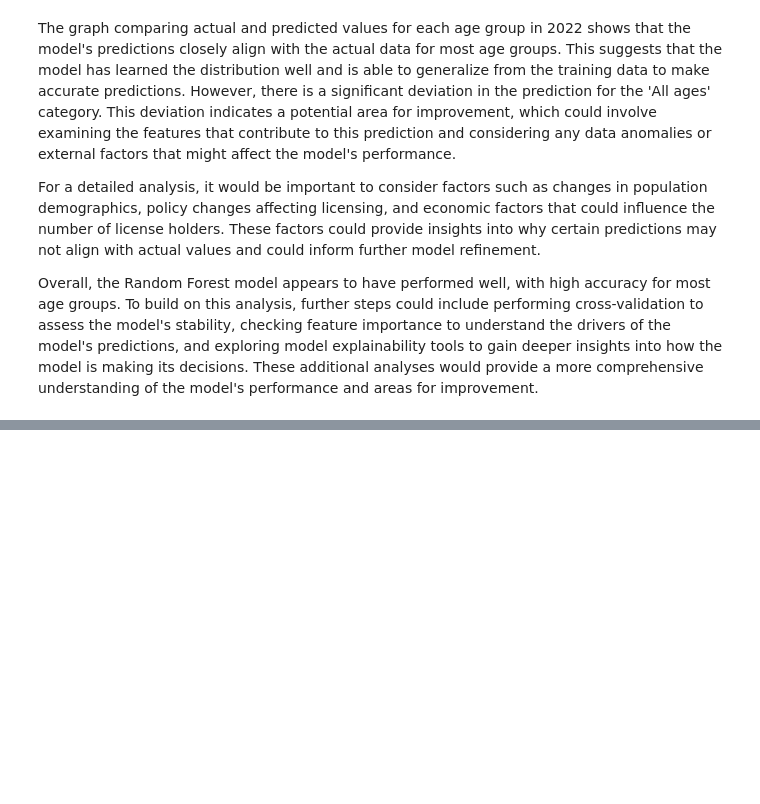
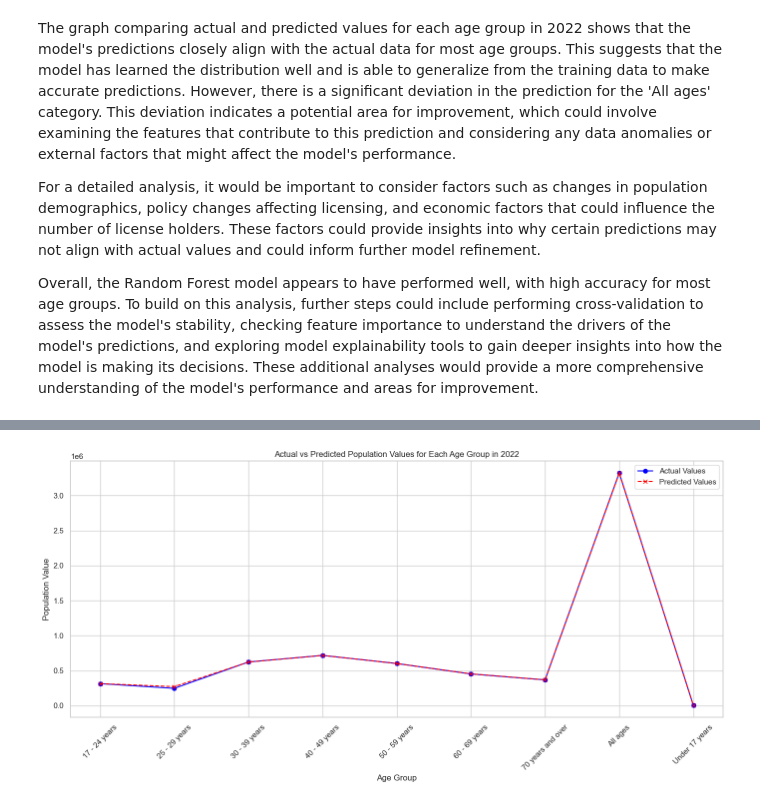
Before and after one commit to TunahanINCE/Current-Driving-Licences, a Jupyter notebook: Current_Driving_Licences.ipynb, the cells around one changed output, grey strips where cells are left out. Cells and saved outputs as stored; diff of their text form; code cells hidden in the pictures; blank space fills up the shorter version.

```diff
--- a/Current_Driving_Licences.ipynb
+++ b/Current_Driving_Licences.ipynb
@@ -2542,0 +2416,19 @@ plt.show()
+# %%
+# En iyi parametrelerle Gradient Boosting Regresör modelini tekrar oluşturma
+best_gbr_model = GradientBoostingRegressor(
+    n_estimators=best_params['n_estimators'],
+    learning_rate=best_params['learning_rate'],
+    max_depth=best_params['max_depth'],
+    random_state=42
+)
+
+# Modeli eğitim veri seti üzerinde tekrar eğitme
+best_gbr_model.fit(X_train, y_train)
+
+# Test veri seti üzerinde tahminler yapma ve modelin performansını değerlendirme
+y_pred_best = best_gbr_model.predict(X_test)
+mse_best = mean_squared_error(y_test, y_pred_best)
+mae_best = mean_absolute_error(y_test, y_pred_best)
+r2_best = r2_score(y_test, y_pred_best)
+
+mse_best, mae_best, r2_best
@@ -2542,0 +2501,24 @@ plt.show()
+# %%
+# 2022 yılı için gerçek verileri ve modelin tahminlerini içeren bir grafik çizdirelim.
+# Öncelikle 2022 yılı için tahminleri yapalım.
+X_2022 = df_GBR[df_GBR['Year'] == 2022][['Year', 'Age Group']]
+X_2022['Age Group Encoded'] = label_encoder.transform(X_2022['Age Group'])
+y_2022_pred = best_gbr_model.predict(X_2022[['Year', 'Age Group Encoded']])
+
+# 2022 yılı için gerçek verileri alalım.
+y_2022_actual = df_GBR[df_GBR['Year'] == 2022]['Value']
+
+# Grafik çizdirelim.
+plt.figure(figsize=(14, 7))
+plt.plot(X_2022['Age Group'], y_2022_actual, label='Actual Values', color='blue', marker='o')
+plt.plot(X_2022['Age Group'], y_2022_pred, label='Predicted Values', color='red', linestyle='--', marker='x')
+plt.title('Actual vs Predicted Population Values for Each Age Group in 2022')
+plt.xlabel('Age Group')
+plt.ylabel('Population Value')
+plt.xticks(rotation=45)
+plt.legend()
+plt.grid(True)
+plt.tight_layout()
+plt.show()
+# %% [output]
+[figure, added]
```
Also changed, not shown: parts of 45 cells of this notebook.
